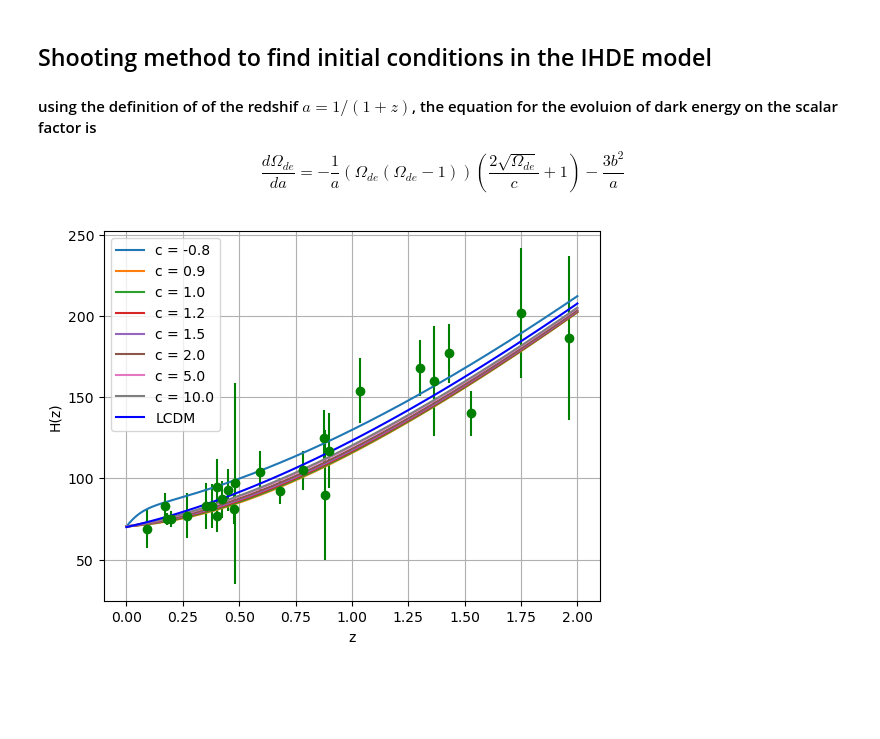
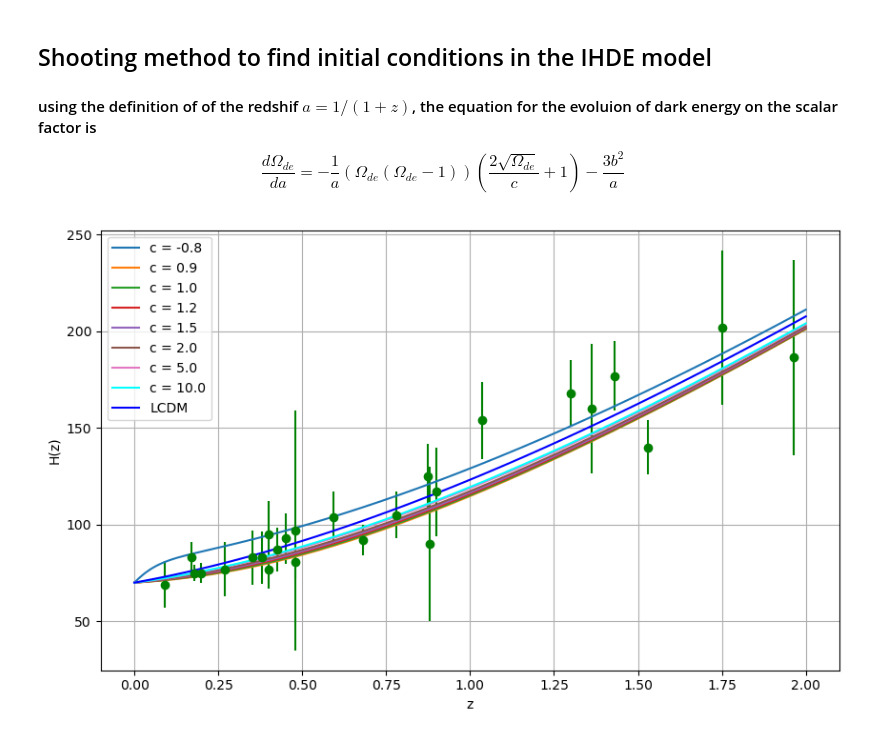
Before and after one commit to xlxnsxzpxtx/HolographicDE, a Jupyter notebook: hde_solutions_z.ipynb, the cells around one changed output. Cells and saved outputs as stored; diff of their text form; code cells hidden in the pictures; blank space fills up the shorter version.

```diff
--- a/hde_solutions_z.ipynb
+++ b/hde_solutions_z.ipynb
@@ -520,7 +520,7 @@ Now we define the Hubble paramater for the Holographic model
 '''
 Om= 0.3
 Or= 0.0001
-Ok=0.01
+Ok=0.0
 Oe= 1 - Om - Or - Ok
 H0 = 70
 z0 = 3
@@ -589,21 +589,21 @@ hubz = hub(red_z)
 # %%
 c = [-0.08,0.9,1.0, 1.2, 1.5,2.0,5.0,10]
 
-
+plt.figure(figsize=(10,6))
 plt.errorbar(z_obs, hub_obs, error_obs, ls='', marker='o',color='green')
 plt.plot(z_ref,Hub_hde_z1, label='c = -0.8')
 plt.plot(z_ref,Hub_hde_z2, label='c = 0.9')
 plt.plot(z_ref,Hub_hde_z3, label='c = 1.0')
 plt.plot(z_ref,Hub_hde_z4, label='c = 1.2')
 plt.plot(z_ref,Hub_hde_z5, label='c = 1.5')
 plt.plot(z_ref,Hub_hde_z6, label='c = 2.0')
 plt.plot(z_ref,Hub_hde_z7, label='c = 5.0')
-plt.plot(z_ref,Hub_hde_z8, label='c = 10.0')
+plt.plot(z_ref,Hub_hde_z8, label='c = 10.0',color='cyan')
 plt.plot(red_z,hubz, label='LCDM',color='blue')
 plt.ylabel('H(z)')
 plt.xlabel('z')
 #plt.plot(redz, hubzc, label='GGC')
 plt.legend()
 plt.grid()
 # %% [output]
-[figure, old version]
+[figure, new version]
```
Also changed, not shown: 1 other file.
